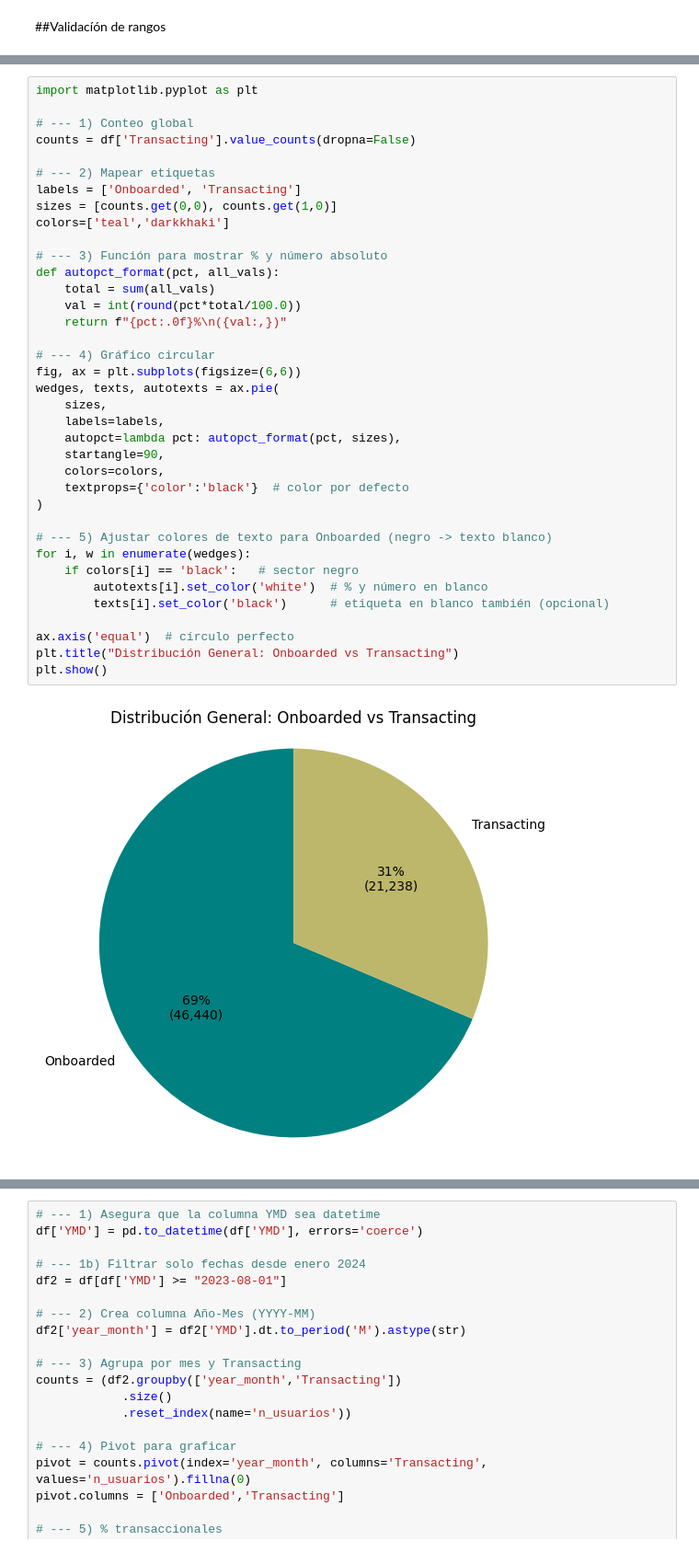
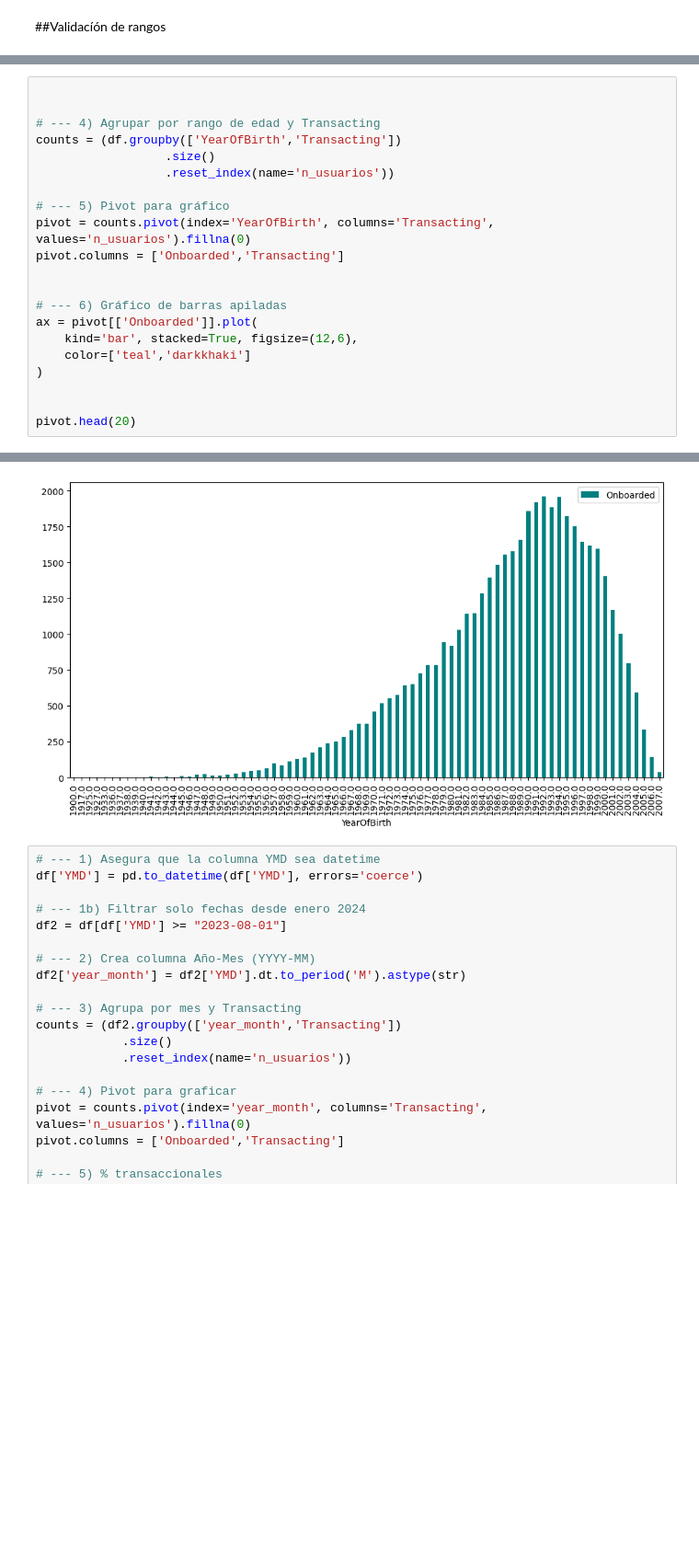
Before and after one commit to christiangarza1505813/ClassModel, a Jupyter notebook: Model/model.ipynb, the cells around one changed output, grey strips where cells are left out. Shown at 92% size. Drawn from its saved outputs; the diff is of its cells as text; blank space fills up the shorter version.

```diff
--- a/Model/model.ipynb
+++ b/Model/model.ipynb
@@ -185,42 +187,25 @@ display(sty)
 | lng | -166.471250 | -72.372230 |
 | density | 0.000000 | 58289.600000 |
 | Hispanic_percent | 0.000000 | 1.000000 |
-# %%
-import matplotlib.pyplot as plt
-
-# --- 1) Conteo global
-counts = df['Transacting'].value_counts(dropna=False)
-
-# --- 2) Mapear etiquetas
-labels = ['Onboarded', 'Transacting']
-sizes = [counts.get(0,0), counts.get(1,0)]
-colors=['teal','darkkhaki']
-
-# --- 3) Función para mostrar % y número absoluto
-def autopct_format(pct, all_vals):
-    total = sum(all_vals)
-    val = int(round(pct*total/100.0))
-    return f"{pct:.0f}%\n({val:,})"
-
-# --- 4) Gráfico circular
-fig, ax = plt.subplots(figsize=(6,6))
-wedges, texts, autotexts = ax.pie(
-    sizes,
-    labels=labels,
-    autopct=lambda pct: autopct_format(pct, sizes),
-    startangle=90,
-    colors=colors,
-    textprops={'color':'black'}  # color por defecto
-)
-
-# --- 5) Ajustar colores de texto para Onboarded (negro -> texto blanco)
-for i, w in enumerate(wedges):
-    if colors[i] == 'black':   # sector negro
-        autotexts[i].set_color('white')  # % y número en blanco
-        texts[i].set_color('black')      # etiqueta en blanco también (opcional)
-
-ax.axis('equal')  # círculo perfecto
-plt.title("Distribución General: Onboarded vs Transacting")
-plt.show()
-# %% [output]
-[figure, removed]
+# %%
+
+
+# --- 4) Agrupar por rango de edad y Transacting
+counts = (df.groupby(['YearOfBirth','Transacting'])
+                  .size()
+                  .reset_index(name='n_usuarios'))
+
+# --- 5) Pivot para gráfico
+pivot = counts.pivot(index='YearOfBirth', columns='Transacting', values='n_usuarios').fillna(0)
+pivot.columns = ['Onboarded','Transacting']
+
+
+# --- 6) Gráfico de barras apiladas
+ax = pivot[['Onboarded']].plot(
+    kind='bar', stacked=True, figsize=(12,6),
+    color=['teal','darkkhaki']
+)
+
+
+pivot.head(20)
+# %% [output]
@@ -227,3 +230,4 @@ plt.show()
+[figure, added]
 # %%
 # --- 1) Asegura que la columna YMD sea datetime
 df['YMD'] = pd.to_datetime(df['YMD'], errors='coerce')
```
Also changed, not shown: parts of 4 cells of this notebook.
